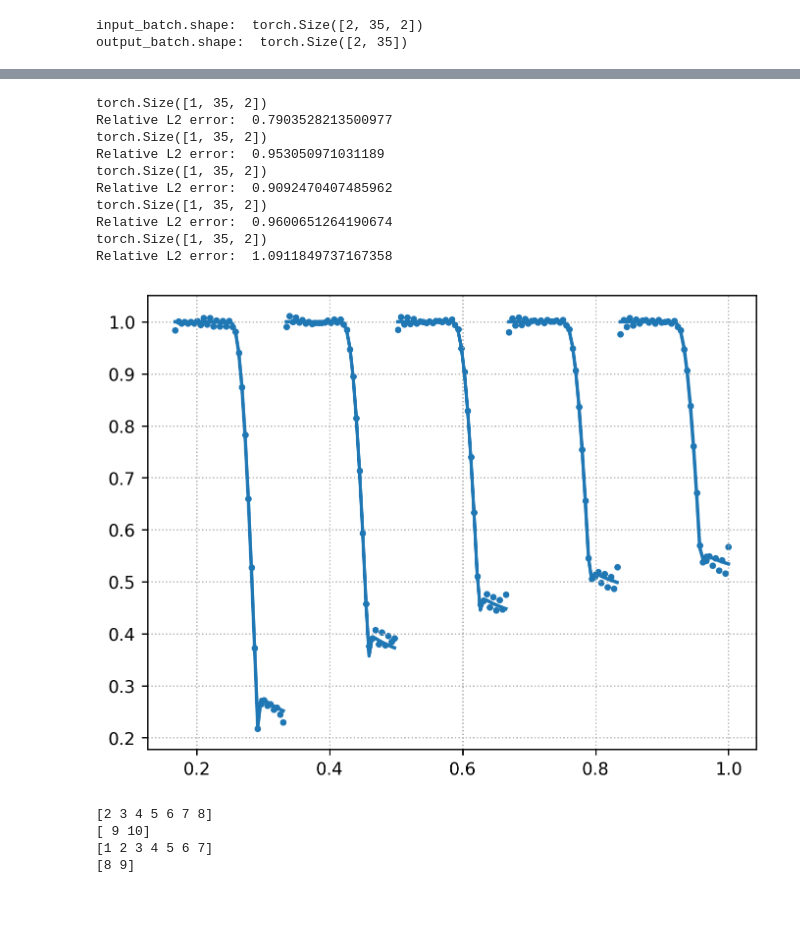
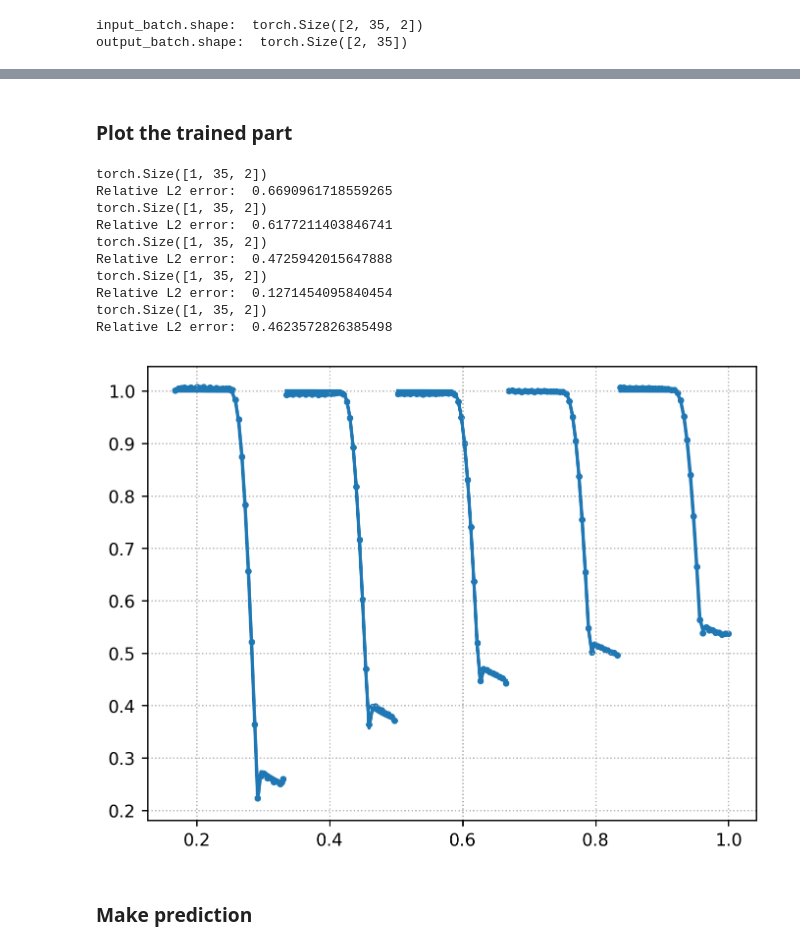
Before and after one commit to guglielmopacifico/DeepLearning, a Jupyter notebook: Task_3/task3.ipynb, the cells around one changed output, grey strips where cells are left out. Drawn from its saved outputs; the diff is of its cells as text; code cells hidden in the pictures; blank space fills up the shorter version.

```diff
--- a/Task_3/task3.ipynb
+++ b/Task_3/task3.ipynb
@@ -128,13 +130,13 @@ class FNO1d(nn.Module):
         # x = torch.cat((x, grid), dim=-1)
         x = self.linear_p(x)
         x = x.permute(0, 2, 1)
-        # x = F.pad(x, [0, self.padding])  # pad the domain if input is non-periodic
+        x = F.pad(x, [0, self.padding])  # pad the domain if input is non-periodic
 
         x = self.fourier_layer(x, self.spect1, self.lin0)
         x = self.fourier_layer(x, self.spect2, self.lin1)
         x = self.fourier_layer(x, self.spect3, self.lin2)
 
-        # x = x[..., :-self.padding]  # pad the domain if input is non-periodic
+        x = x[..., :-self.padding]  # pad the domain if input is non-periodic
         x = x.permute(0, 2, 1)
         x = self.linear_layer(x, self.linear_q)
         x = self.output_layer(x)
@@ -194,7 +200,9 @@ print('Training data size:\t', len(t_train))
 print('Testing data size:\t', len(t_test))
 
 # Make the data for the Tf-FNO in the correct format
-input_Tf = torch.stack([Ts_data_norm.reshape(-1), t_data_norm.reshape(-1)], dim=1).reshape(-1, com_div, 2)  # we want (a(x), x)
+
+# IS USING Tf as the a(x) --> MAKE SURE IS NOT TO BE USED Ts as a(x)
+input_Tf = torch.stack([Tf_data_norm.reshape(-1), t_data_norm.reshape(-1)], dim=1).reshape(-1, com_div, 2)  # we want (a(x), x)
 print(input_Tf.shape)
 input_train_Tf = input_Tf[:-1, :]
 # input_test_Tf = input_Tf[1:, :]
@@ -264,7 +272,7 @@ epochs = 2500
 step_size = 50
 gamma = 0.5
 
-modes = 16
+modes = 17
 width = 64
 
 # model
@@ -323,3 +331,5 @@ for epoch in range(epochs):
+# %% [markdown]
+### Plot the trained part
 # %%
 plt.figure(dpi=250)
 plt.grid(True, which="both", ls=":")
@@ -329,49 +339,40 @@ for i in range(input_train_Tf.shape[0]):
     print(input_function_test_n.shape)
     output_function_test_n = output_train_Tf[i, :].unsqueeze(0)
 
     output_function_test_pred_n = fno_Tf(input_function_test_n)
 
-    plt.plot(input_Tf.reshape(-1,2)[(i+1)*35:(i+1)*35+35, 1].detach(), output_function_test_n[0].detach(), label="True Solution", c="C0", lw=2)
-    plt.scatter(input_Tf.reshape(-1,2)[(i+1)*35:(i+1)*35+35, 1].detach(), output_function_test_pred_n[0].detach(), label="Approximate Solution", s=8, c="C0")
+    plt.plot(input_Tf.reshape(-1,2)[(i+1)*com_div:(i+1)*com_div+com_div, 1].detach(), output_function_test_n[0].detach(), label="True Solution", c="C0", lw=2)
+    plt.scatter(input_Tf.reshape(-1,2)[(i+1)*com_div:(i+1)*com_div+com_div, 1].detach(), output_function_test_pred_n[0].detach(), label="Approximate Solution", s=8, c="C0")
     p = 2
     err = (torch.mean(abs(output_function_test_n.detach().reshape(-1, ) - output_function_test_pred_n.detach().reshape(-1, )) ** p) / torch.mean(abs(output_function_test_n.detach()) ** p)) ** (1 / p) * 100
     print("Relative L2 error: ", err.item())
 
 # # plt.legend()
 # print()
 # print("New Error:")
 # for i in range(2):
 #     input_function_test_n = input_test_Tf[i, :].unsqueeze(0)
 #     output_function_test_n = output_test_Tf[i, :].unsqueeze(0)
 
 #     output_function_test_pred_n = fno_Tf(input_function_test_n)
 
 #     plt.plot(input_function_test_n[0,:,1].detach(), output_function_test_n[0].detach(), label="True Solution", c="C0", lw=2)
 #     plt.scatter(input_function_test_n[0,:,1].detach(), output_function_test_pred_n[0].detach(), label="Approximate Solution", s=8, c="C0")
 #     p = 2
 #     err = (torch.mean(abs(output_function_test_n.detach().reshape(-1, ) - output_function_test_pred_n.detach().reshape(-1, )) ** p) / torch.mean(abs(output_function_test_n.detach()) ** p)) ** (1 / p) * 100
 
 #     print("Relative L2 error: ", err.item())
 # %% [output]
 torch.Size([1, 35, 2])
-Relative L2 error:  0.7903528213500977
+Relative L2 error:  0.6690961718559265
 torch.Size([1, 35, 2])
-Relative L2 error:  0.953050971031189
+Relative L2 error:  0.6177211403846741
 torch.Size([1, 35, 2])
-Relative L2 error:  0.9092470407485962
+Relative L2 error:  0.4725942015647888
 torch.Size([1, 35, 2])
-Relative L2 error:  0.9600651264190674
+Relative L2 error:  0.1271454095840454
 torch.Size([1, 35, 2])
-Relative L2 error:  1.0911849737167358
+Relative L2 error:  0.4623572826385498
-[figure, old version]
+[figure, new version]
-# %%
-a = np.array([1,2,3,4,5,6,7,8,9,10])
-print(a[1:-2])
-print(a[-2:])
-print(a[:-3])
-print(a[-3:-1])
-# %% [output]
-[2 3 4 5 6 7 8]
-[ 9 10]
-[1 2 3 4 5 6 7]
-[8 9]
+# %% [markdown]
+### Make prediction
```
Also changed, not shown: parts of 4 cells of this notebook.
